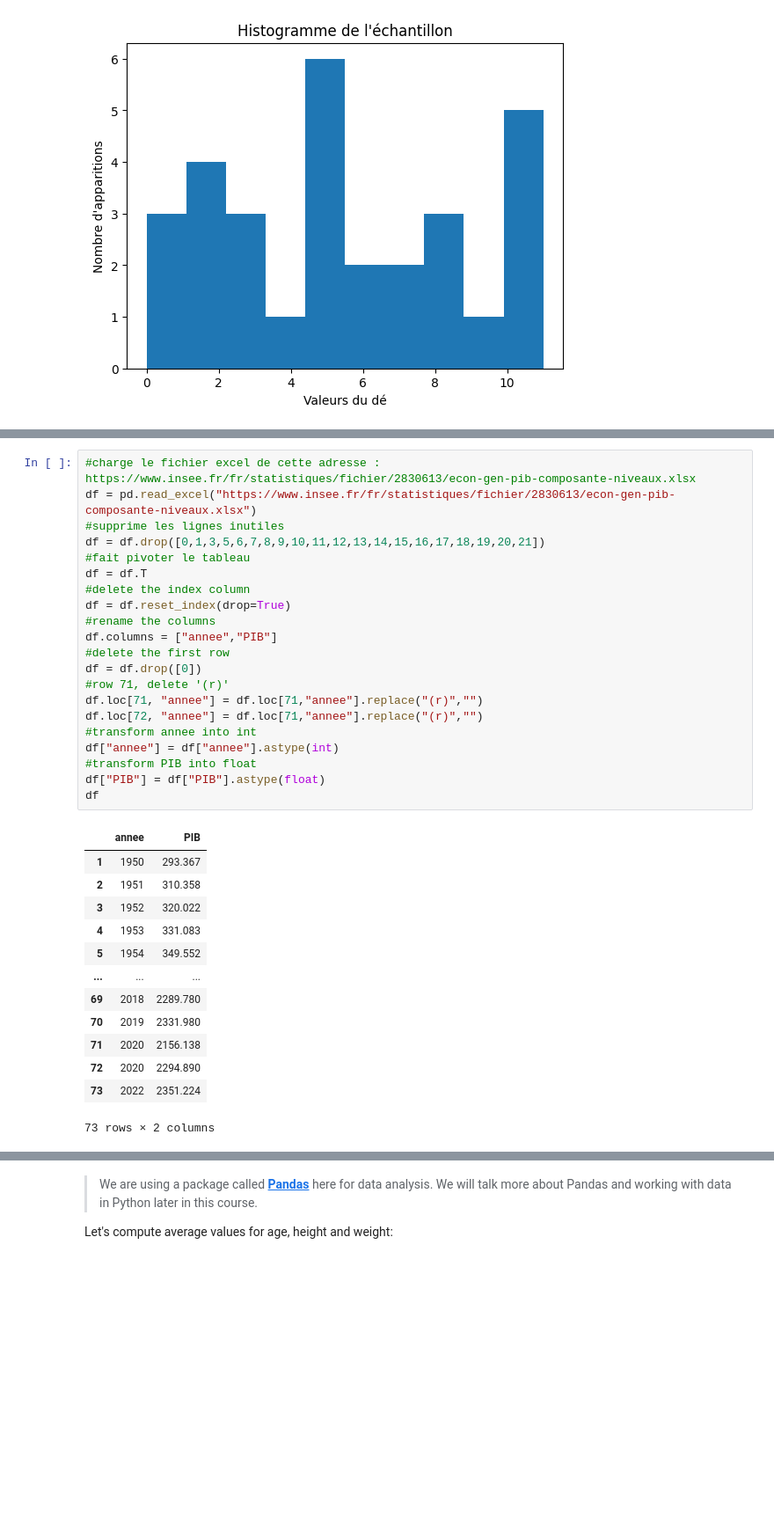
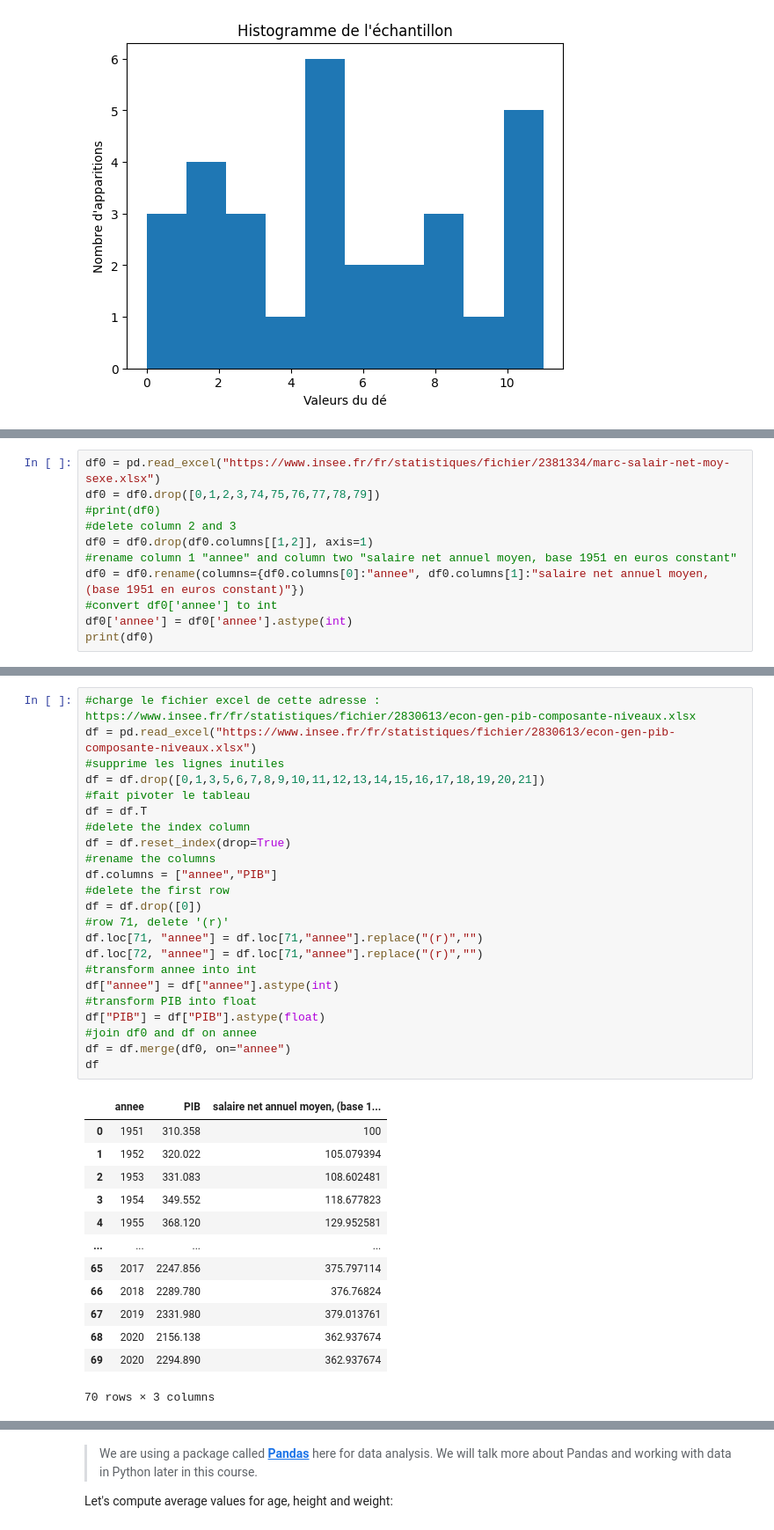
Before and after one commit to ArthurSrz/Introduction-aux-Interactions-Homme-Donn-es, a Jupyter notebook: 1-Introduction/03-stats-et-proba/learnspace.ipynb, the cells around one changed output, grey strips where cells are left out. Shown: that part at 88% size. Saved outputs shown, nothing was run; the diff lists cells and outputs as text; blank space fills up the shorter version.

```diff
--- a/1-Introduction/03-stats-et-proba/learnspace.ipynb
+++ b/1-Introduction/03-stats-et-proba/learnspace.ipynb
@@ -51,0 +86,11 @@ Note: you may need to restart the kernel to use updated packages.
+# %%
+df0 = pd.read_excel("https://www.insee.fr/fr/statistiques/fichier/2381334/marc-salair-net-moy-sexe.xlsx")
+df0 = df0.drop([0,1,2,3,74,75,76,77,78,79])
+#print(df0)
+#delete column 2 and 3
+df0 = df0.drop(df0.columns[[1,2]], axis=1)
+#rename column 1 "annee" and column two "salaire net annuel moyen, base 1951 en euros constant"
+df0 = df0.rename(columns={df0.columns[0]:"annee", df0.columns[1]:"salaire net annuel moyen, (base 1951 en euros constant)"})
+#convert df0['annee'] to int
+df0['annee'] = df0['annee'].astype(int)
+print(df0)
@@ -52,35 +112,37 @@ Note: you may need to restart the kernel to use updated packages.
 # %%
 #charge le fichier excel de cette adresse : https://www.insee.fr/fr/statistiques/fichier/2830613/econ-gen-pib-composante-niveaux.xlsx
 df = pd.read_excel("https://www.insee.fr/fr/statistiques/fichier/2830613/econ-gen-pib-composante-niveaux.xlsx")
 #supprime les lignes inutiles
 df = df.drop([0,1,3,5,6,7,8,9,10,11,12,13,14,15,16,17,18,19,20,21])
 #fait pivoter le tableau
 df = df.T
 #delete the index column
 df = df.reset_index(drop=True)
 #rename the columns
 df.columns = ["annee","PIB"]
 #delete the first row
 df = df.drop([0])
 #row 71, delete '(r)'
 df.loc[71, "annee"] = df.loc[71,"annee"].replace("(r)","")
 df.loc[72, "annee"] = df.loc[71,"annee"].replace("(r)","")
 #transform annee into int
 df["annee"] = df["annee"].astype(int)
 #transform PIB into float
 df["PIB"] = df["PIB"].astype(float)
+#join df0 and df on annee
+df = df.merge(df0, on="annee")
 df
 # %% [output]
-|  | annee | PIB |
-| 1 | 1950 | 293.367 |
-| 2 | 1951 | 310.358 |
-| 3 | 1952 | 320.022 |
-| 4 | 1953 | 331.083 |
-| 5 | 1954 | 349.552 |
-| ... | ... | ... |
-| 69 | 2018 | 2289.780 |
-| 70 | 2019 | 2331.980 |
-| 71 | 2020 | 2156.138 |
-| 72 | 2020 | 2294.890 |
-| 73 | 2022 | 2351.224 |
+|  | annee | PIB | salaire net annuel moyen, (base 1... |
+| 0 | 1951 | 310.358 | 100 |
+| 1 | 1952 | 320.022 | 105.079394 |
+| 2 | 1953 | 331.083 | 108.602481 |
+| 3 | 1954 | 349.552 | 118.677823 |
+| 4 | 1955 | 368.120 | 129.952581 |
+| ... | ... | ... | ... |
+| 65 | 2017 | 2247.856 | 375.797114 |
+| 66 | 2018 | 2289.780 | 376.76824 |
+| 67 | 2019 | 2331.980 | 379.013761 |
+| 68 | 2020 | 2156.138 | 362.937674 |
+| 69 | 2020 | 2294.890 | 362.937674 |
-73 rows × 2 columns
+70 rows × 3 columns
```
Also changed, not shown: parts of 11 cells of this notebook, 4 other files.
